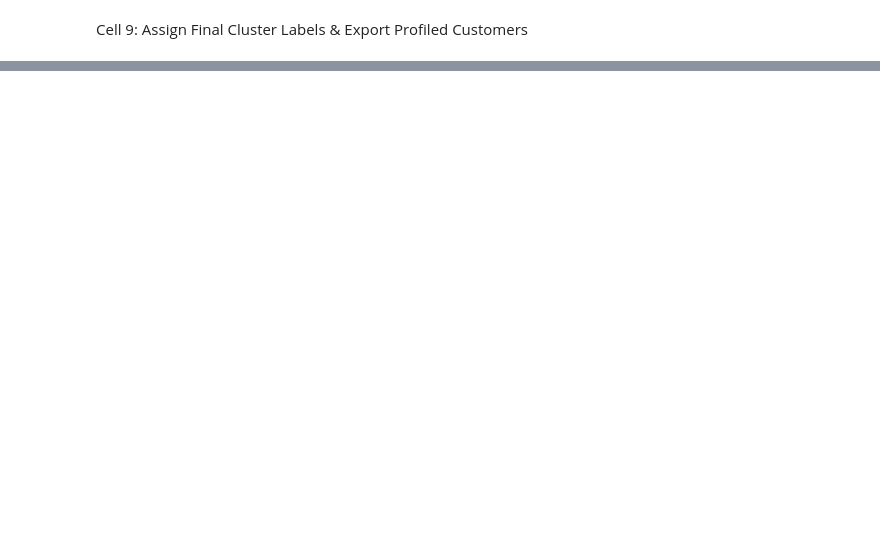
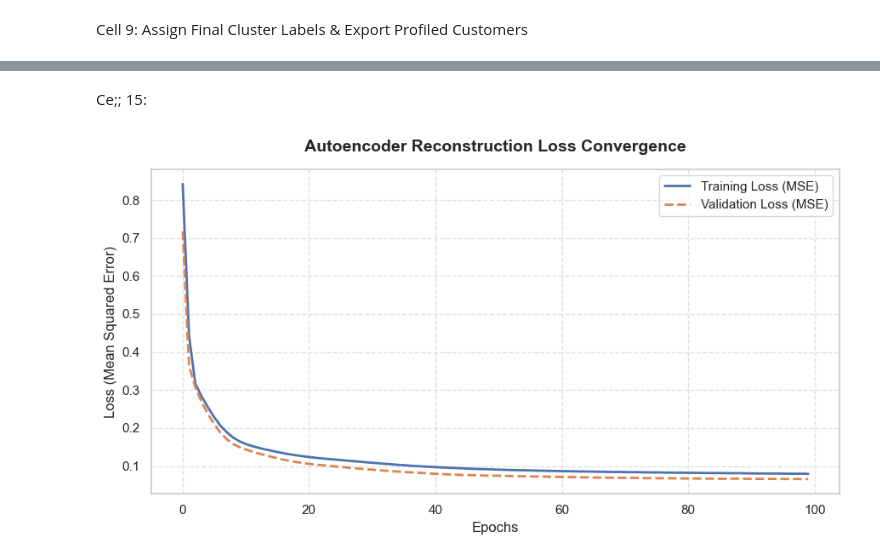
Before and after one commit to AbhinavMsh/E-CommerceCustomerSegmentationUsingDeepLearning, a Jupyter notebook: notebooks/03AutoencoderClusteringExperiments.ipynb, the cells around one changed output, grey strips where cells are left out. Drawn from its saved outputs; the diff is of its cells as text; code cells hidden in the pictures; blank space fills up the shorter version.

```diff
--- a/notebooks/03AutoencoderClusteringExperiments.ipynb
+++ b/notebooks/03AutoencoderClusteringExperiments.ipynb
@@ -398,0 +503,17 @@ plt.show()
+# %% [markdown]
+Ce;; 15:
+# %%
+# In[]: Plot Autoencoder Training & Validation Loss
+plt.figure(figsize=(9, 5))
+plt.plot(history.history['loss'], label='Training Loss (MSE)', linewidth=2)
+plt.plot(history.history['val_loss'], label='Validation Loss (MSE)', linewidth=2, linestyle='--')
+plt.title('Autoencoder Reconstruction Loss Convergence', fontsize=14, weight='bold', pad=15)
+plt.xlabel('Epochs', fontsize=12)
+plt.ylabel('Loss (Mean Squared Error)', fontsize=12)
+plt.legend(frameon=True, fontsize=11)
+plt.grid(True, linestyle='--', alpha=0.6)
+plt.tight_layout()
+plt.savefig(r"D:\Project\Customer-segmentation\graphs\autoencoderLossCurve.png", dpi=300, bbox_inches='tight')
+plt.show()
+# %% [output]
+[figure, added]
```
Also changed, not shown: parts of 22 cells of this notebook, 15 other files.
